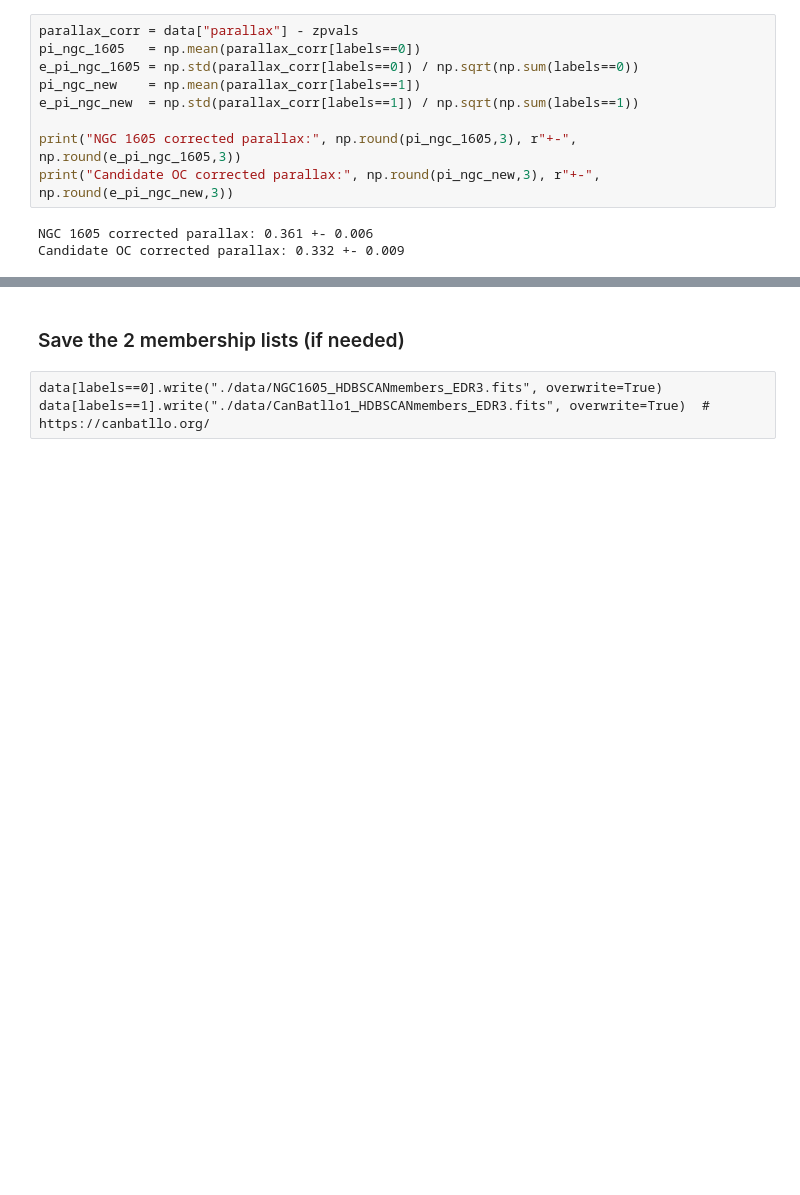
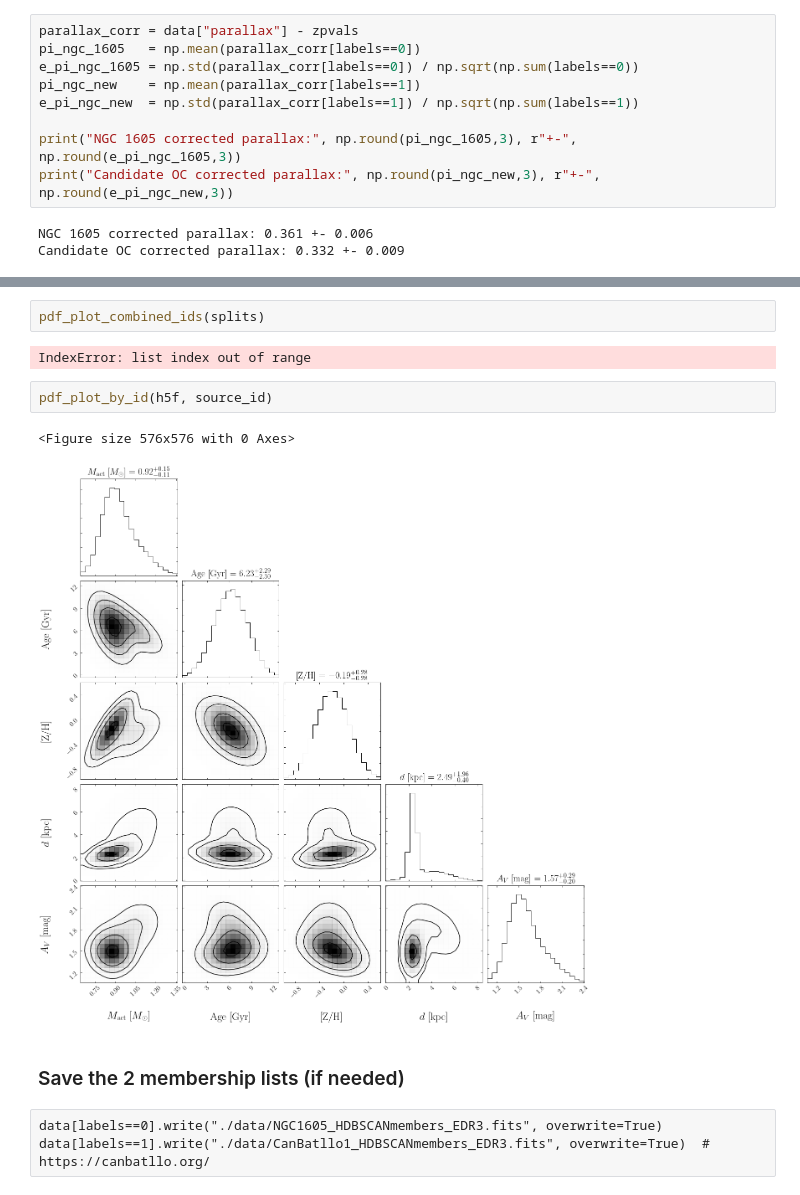
Before and after one commit to fjaellet/ngc1605, a Jupyter notebook: ngc_1605_analysis.ipynb, the cells around one changed output, grey strips where cells are left out. Saved outputs shown, nothing was run; the diff lists cells and outputs as text; blank space fills up the shorter version.

```diff
--- a/ngc_1605_analysis.ipynb
+++ b/ngc_1605_analysis.ipynb
@@ -279,3 +343,12 @@ Candidate OC corrected parallax: 0.332 +- 0.009
+# %%
+pdf_plot_combined_ids(splits)
+# %% [output]
+IndexError: list index out of range
+# %%
+pdf_plot_by_id(h5f, source_id)
+# %% [output]
+<Figure size 576x576 with 0 Axes>
+[figure, added]
 # %% [markdown]
 ### Save the 2 membership lists (if needed)
 # %% [raw]
```
Also changed, not shown: parts of 9 cells of this notebook, 20 other files.
